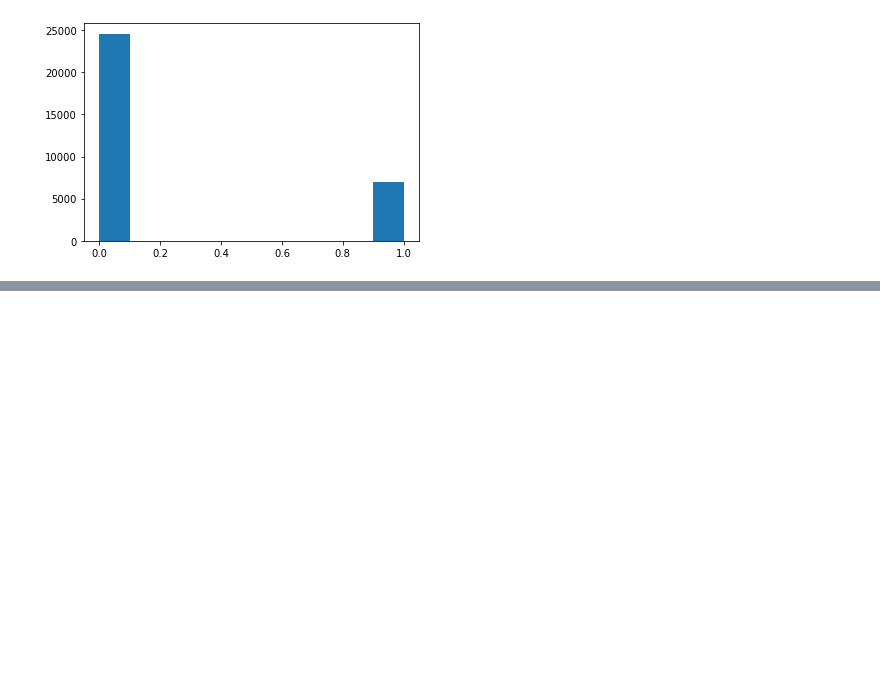
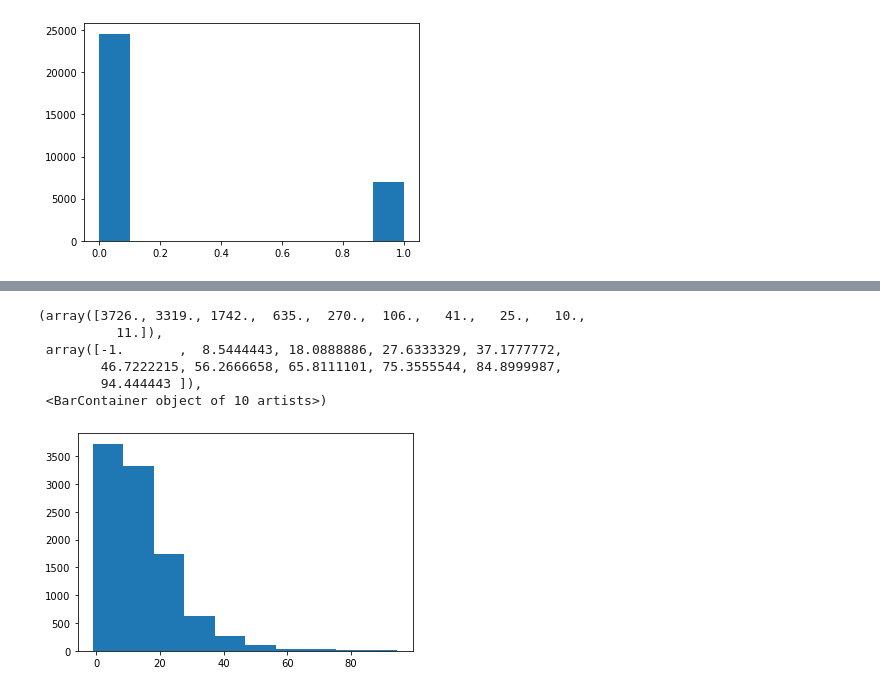
Before and after one commit to smileyfresh/dropout_predicting, a Jupyter notebook: Data Exploring.ipynb, the cells around one changed output, grey strips where cells are left out. Cells and saved outputs as stored; diff of their text form; code cells hidden in the pictures; blank space fills up the shorter version.

```diff
--- a/Data Exploring.ipynb
+++ b/Data Exploring.ipynb
@@ -667,0 +700,10 @@ fs_dropouts[fs_dropouts['dropout'] == 1].describe()
+# %%
+plt.hist(true_dropouts['pct_days_absent'])
+# %% [output]
+(array([3726., 3319., 1742.,  635.,  270.,  106.,   41.,   25.,   10.,
+          11.]),
+ array([-1.       ,  8.5444443, 18.0888886, 27.6333329, 37.1777772,
+        46.7222215, 56.2666658, 65.8111101, 75.3555544, 84.8999987,
+        94.444443 ]),
+ <BarContainer object of 10 artists>)
+[figure, added]
```
Also changed, not shown: parts of 5 cells of this notebook, 2 other files.
